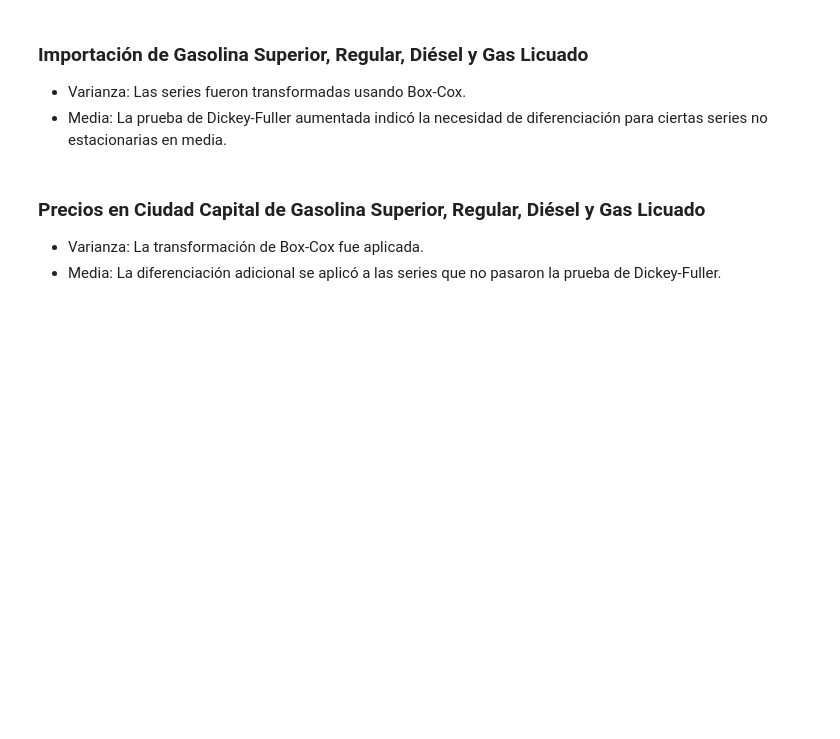
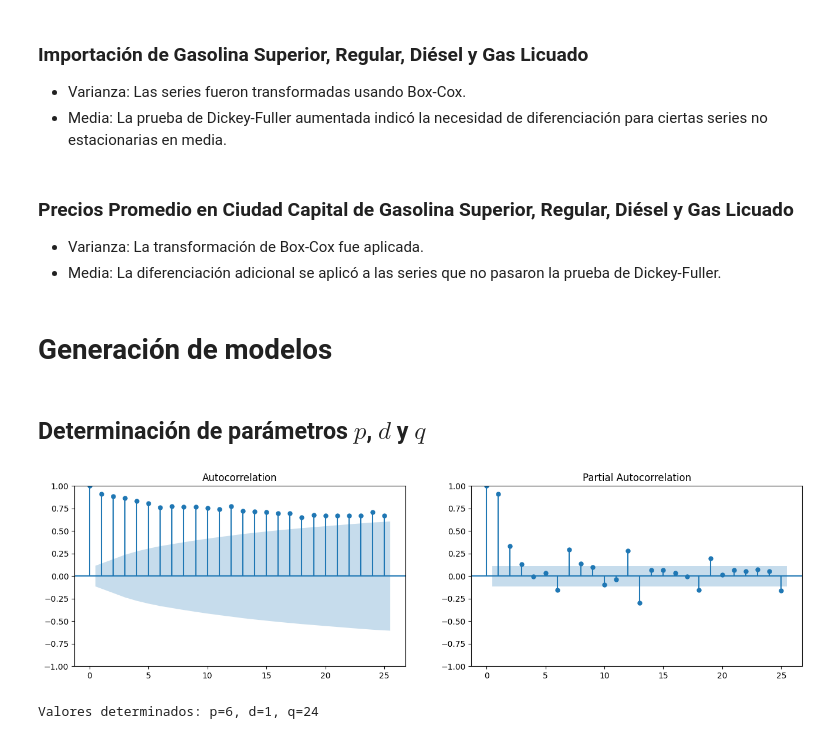
Before and after one commit to SofiLam13/Lab2-DS-, a Jupyter notebook: Lab2(Data_Science).ipynb, the cells around one changed output. Cells and saved outputs as stored; diff of their text form; code cells hidden in the pictures; blank space fills up the shorter version.

Commit message:
Modelos ARIMA y Prophet

```diff
--- a/Lab2(Data_Science).ipynb
+++ b/Lab2(Data_Science).ipynb
@@ -416,7 +416,9 @@ Critical Values (differentiated):
 * Varianza: Las series fueron transformadas usando Box-Cox.
 * Media: La prueba de Dickey-Fuller aumentada indicó la necesidad de diferenciación para ciertas series no estacionarias en media.
 # %% [markdown]
-### Precios en Ciudad Capital de Gasolina Superior, Regular, Diésel y Gas Licuado
+### Precios Promedio en Ciudad Capital de Gasolina Superior, Regular, Diésel y Gas Licuado
 
 * Varianza: La transformación de Box-Cox fue aplicada.
 * Media: La diferenciación adicional se aplicó a las series que no pasaron la prueba de Dickey-Fuller.
+# %% [markdown]
+# Generación de modelos
@@ -422,0 +432,39 @@ Critical Values (differentiated):
+# %% [markdown]
+## Determinación de parámetros $p$, $d$ y $q$
+# %%
+#Función para determinar los parámetros p, d, q
+def determinePDQ(timeseries):
+    fig, axes = plt.subplots(1, 2, figsize=(16, 4))
+    plot_acf(timeseries.dropna(), ax=axes[0])
+    plot_pacf(timeseries.dropna(), ax=axes[1])
+    plt.show()
+
+    #Diferenciación para encontrar 'd'
+    result = adfuller(timeseries.dropna())
+    d = 0
+    if result[1] > 0.05:
+        d = 1
+        timeseries_diff = np.diff(timeseries.dropna())
+        result = adfuller(timeseries_diff)
+        if result[1] > 0.05:
+            d = 2
+    '''
+    Se determinó p y q en base a las gráficas de ACF y PACF
+    * p: Número de lags significativos en PACF
+    * q: Número de lags significativos en ACF
+    '''
+    pacf_values = pacf(timeseries.dropna())
+    acf_values = acf(timeseries.dropna())
+
+    p = len([lag for lag in range(1, len(pacf_values)) if abs(pacf_values[lag]) > 0.2])
+    q = len([lag for lag in range(1, len(acf_values)) if abs(acf_values[lag]) > 0.2])
+
+    return p, d, q
+# %%
+#Aplicar la función a una serie de ejemplo
+exampleSeries = consumo['Gasolina superior'].dropna()
+p, d, q = determinePDQ(exampleSeries)
+print(f'Valores determinados: p={p}, d={d}, q={q}')
+# %% [output]
+[figure, added]
+Valores determinados: p=6, d=1, q=24
```
Also changed, not shown: parts of 15 cells of this notebook.
